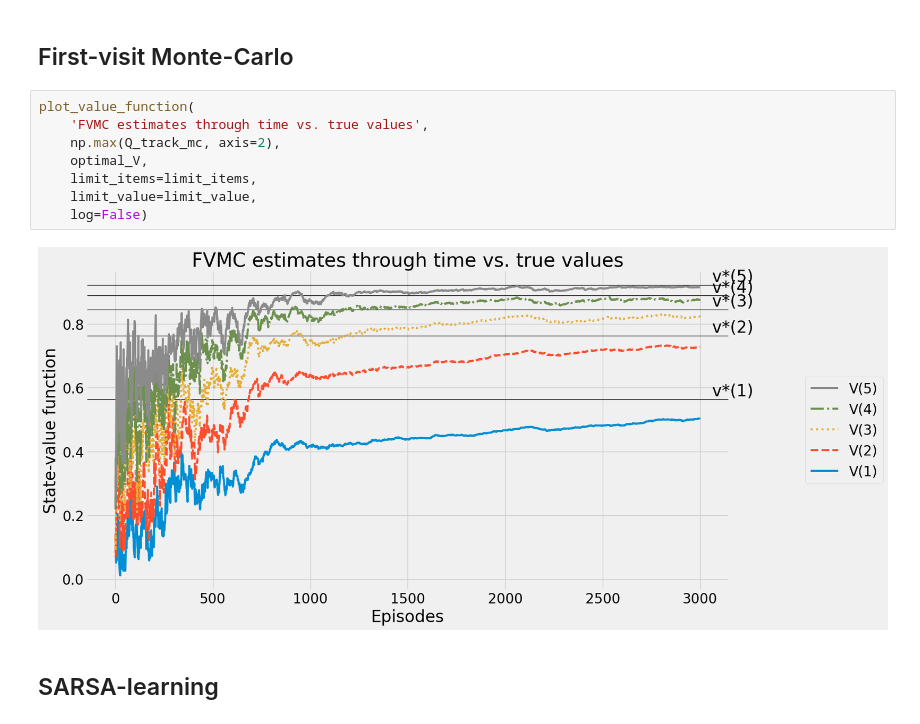
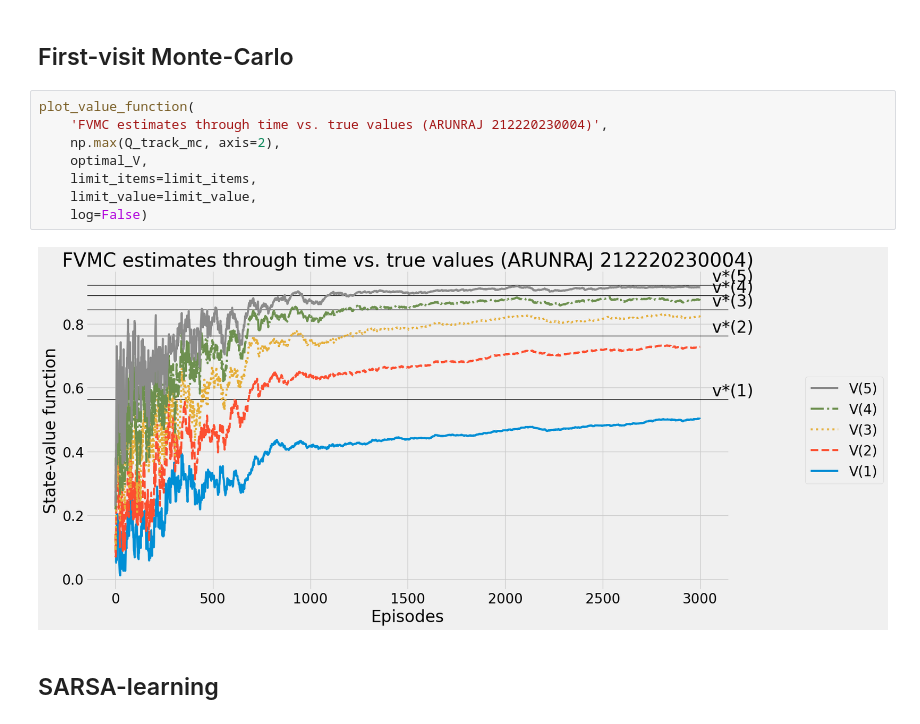
Before and after one commit to arunraj2002/sarsa-learning, a Jupyter notebook: RL_EX06.ipynb, the cells around one changed output. Drawn from its saved outputs; the diff is of its cells as text.

```diff
--- a/RL_EX06.ipynb
+++ b/RL_EX06.ipynb
@@ -504,14 +497,14 @@ Reaches goal 91.00%. Obtains an average return of 0.8273. Regret of 0.0844
 ## First-visit Monte-Carlo
 # %%
 plot_value_function(
-    'FVMC estimates through time vs. true values',
+    'FVMC estimates through time vs. true values (ARUNRAJ 212220230004)',
     np.max(Q_track_mc, axis=2),
     optimal_V,
     limit_items=limit_items,
     limit_value=limit_value,
     log=False)
 # %% [output]
-[figure, old version]
+[figure, new version]
 # %% [markdown]
 ## SARSA-learning
 # %%
```
Also changed, not shown: parts of 7 cells of this notebook.
